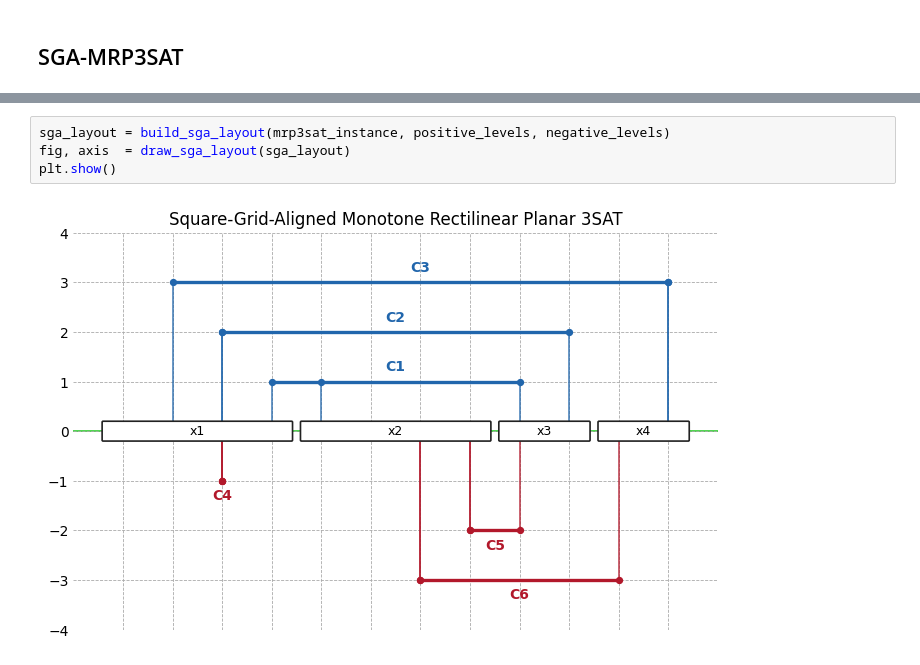
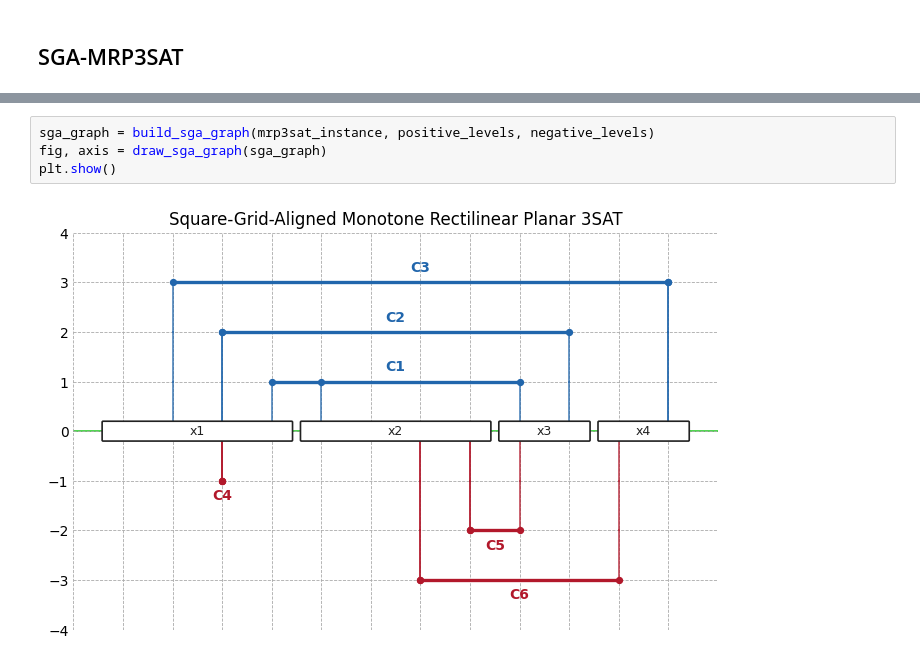
Before and after one commit to farms4life2016/dunes-flower-defense, a Jupyter notebook: python-prototype/mrp3sat_reduction_v2.ipynb, the cells around one changed output, grey strips where cells are left out. Drawn from its saved outputs; the diff is of its cells as text.

```diff
--- a/python-prototype/mrp3sat_reduction_v2.ipynb
+++ b/python-prototype/mrp3sat_reduction_v2.ipynb
@@ -763,8 +866,8 @@ def draw_sga_layout(layout: SGALayout, output: Path | str | None = None):
 
     return fig, axis
 # %%
-sga_layout = build_sga_layout(mrp3sat_instance, positive_levels, negative_levels)
-fig, axis  = draw_sga_layout(sga_layout)
+sga_graph = build_sga_graph(mrp3sat_instance, positive_levels, negative_levels)
+fig, axis = draw_sga_graph(sga_graph)
 plt.show()
 # %% [output]
-[figure, old version]
+[figure, new version]
```
Also changed, not shown: parts of 4 cells of this notebook, 1 other file.
